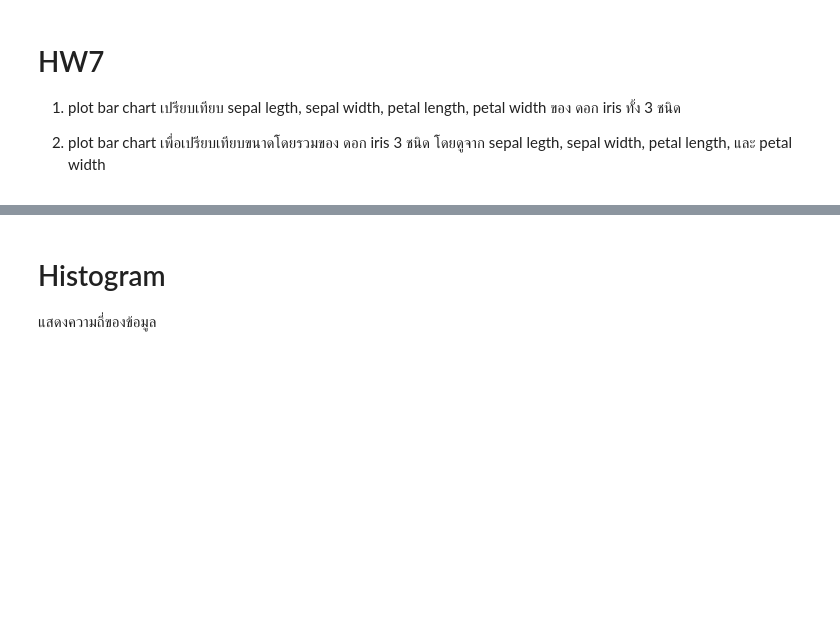
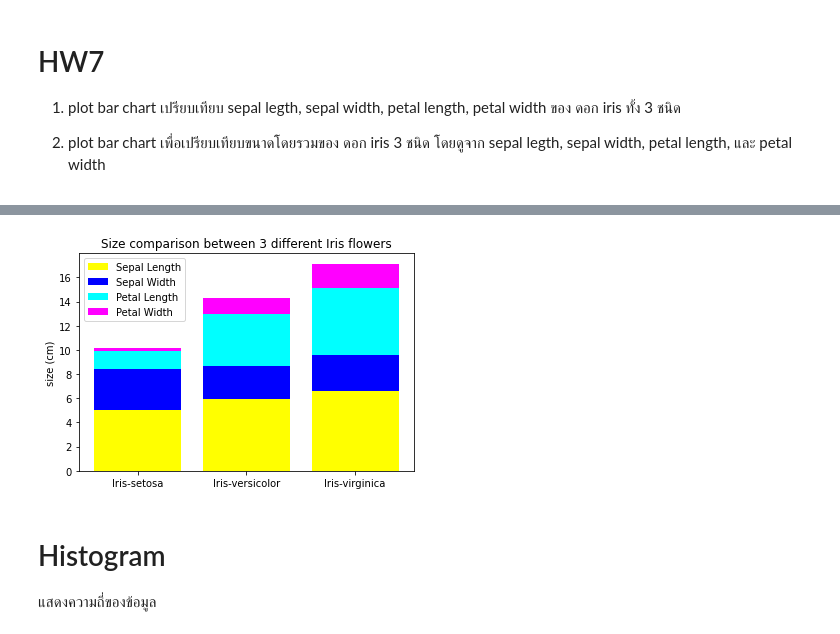
Before and after one commit to Khamsaen2489/data_viz_2022, a Jupyter notebook: DataViz04_Data_Comparison.ipynb, the cells around one changed output, grey strips where cells are left out. Drawn from its saved outputs; the diff is of its cells as text; code cells hidden in the pictures; blank space fills up the shorter version.

```diff
--- a/DataViz04_Data_Comparison.ipynb
+++ b/DataViz04_Data_Comparison.ipynb
@@ -270,3 +292,17 @@ plt.legend();
+# %%
+# 2.plot bar chart เปรียบเทียบขนาดโดยรวมของ ดอก iris 3 ชนิด โดยดูจาก sepal length, sepal width, patal length และ patal width
+
+plt.bar([1,2,3],sample_data['SepalLength'],color='yellow',label='Sepal Length')
+plt.bar([1,2,3],sample_data['SepalWidth'],bottom= sample_data['SepalLength'],color='blue',label='Sepal Width')
+plt.bar([1,2,3],sample_data['PetalLength'],bottom= sample_data['SepalLength'] + sample_data['SepalWidth'],color='cyan',label='Petal Length')
+plt.bar([1,2,3],sample_data['PetalWidth'],bottom= sample_data['SepalLength'] + sample_data['SepalWidth'] + sample_data['PetalLength'],color='magenta',label='Petal Width')
+
+plt.xticks([1,2,3],sample_data.reset_index()['Name'])
+plt.ylabel('size (cm)')
+plt.title('Size comparison between 3 different Iris flowers')
+plt.legend();
+# %% [output]
+[figure, added]
 # %% [markdown]
 # Histogram
 
```
Also changed, not shown: parts of 2 cells of this notebook.
